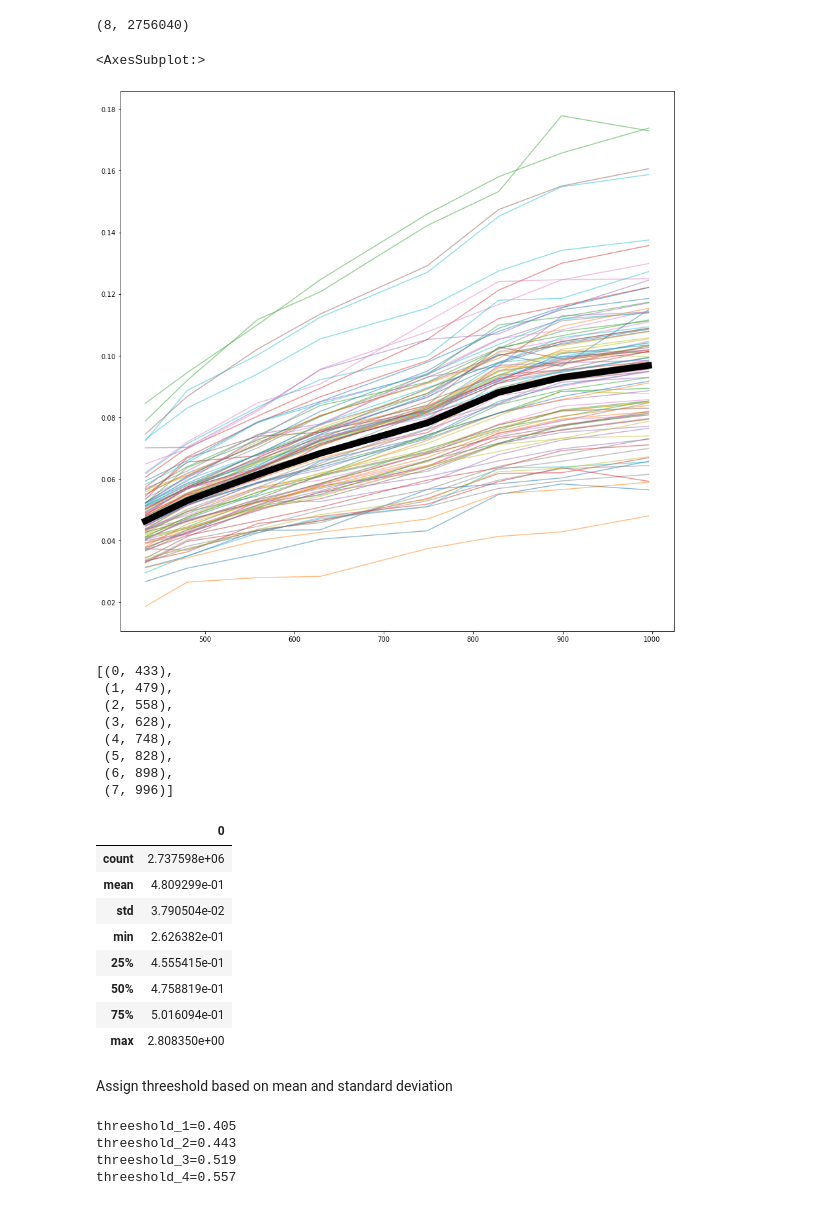
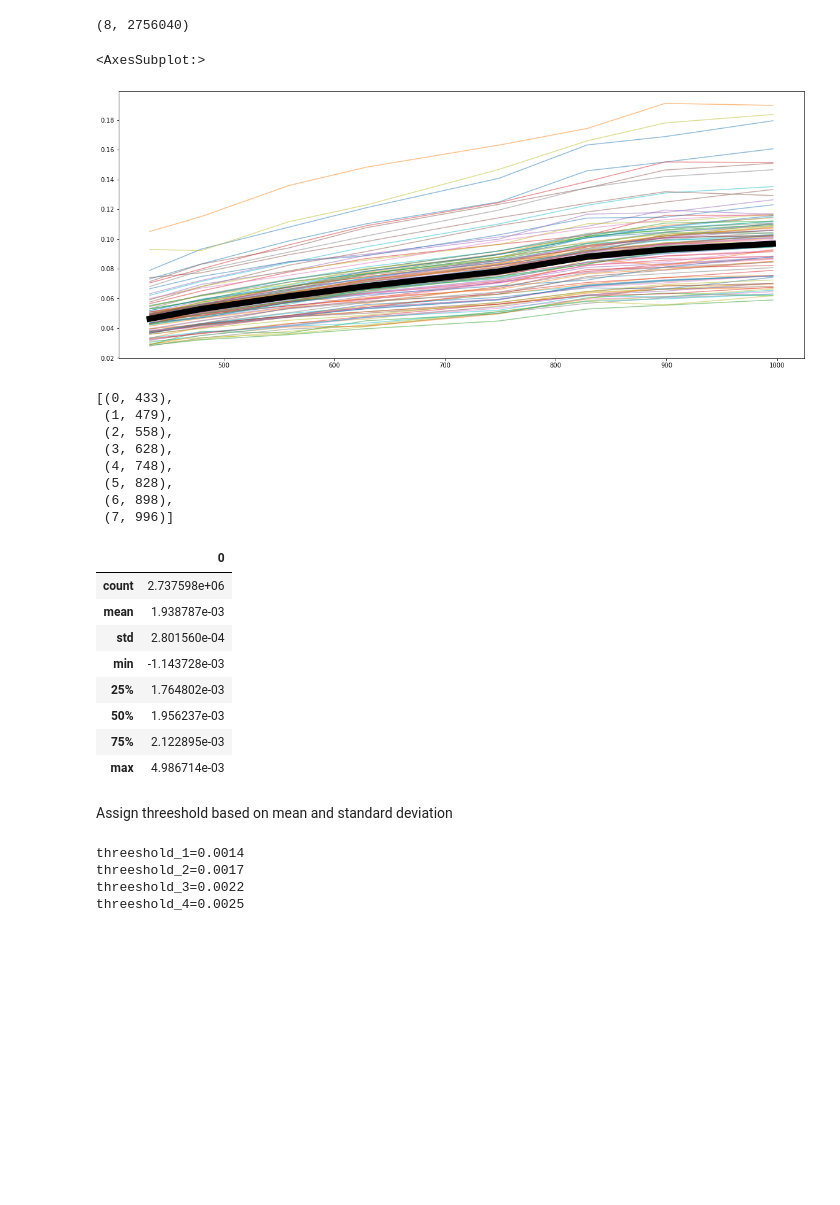
Before and after one commit to mariodamore/spectral_indexes_generation, a Jupyter notebook: spectral_indexes.ipynb, the cells around one changed output. Drawn from its saved outputs; the diff is of its cells as text; code cells hidden in the pictures; blank space fills up the shorter version.

```diff
--- a/spectral_indexes.ipynb
+++ b/spectral_indexes.ipynb
@@ -118,11 +118,11 @@ bands_df.shape
 # %% [output]
 (8, 2756040)
 # %%
-ax = bands_df.sample(100,axis=1).plot(figsize=[15,15], legend=False,alpha=0.5)
+ax = bands_df.sample(100,axis=1).plot(figsize=[20,8], legend=False,alpha=0.5)
 bands_df.mean(axis=1).plot(legend=False,ax=ax,lw=10,c='black')
 # %% [output]
 <AxesSubplot:>
-[figure, old version]
+[figure, new version]
 # %%
 list(enumerate(bands.keys()))
 # %% [output]
@@ -137,19 +137,19 @@ list(enumerate(bands.keys()))
 # %%
 band1 = 433
 band2 = 996
-band_ratio = bands[band1]/bands[band2]
+band_ratio = (bands[band2]-bands[band1])/((band2-band1)*bands[band1])
 band_ratio_df = pd.DataFrame(band_ratio.flatten())
 display(band_ratio_df.describe())
 # %% [output]
 |  | 0 |
 | count | 2.737598e+06 |
-| mean | 4.809299e-01 |
-| std | 3.790504e-02 |
-| min | 2.626382e-01 |
-| 25% | 4.555415e-01 |
-| 50% | 4.758819e-01 |
-| 75% | 5.016094e-01 |
-| max | 2.808350e+00 |
+| mean | 1.938787e-03 |
+| std | 2.801560e-04 |
+| min | -1.143728e-03 |
+| 25% | 1.764802e-03 |
+| 50% | 1.956237e-03 |
+| 75% | 2.122895e-03 |
+| max | 4.986714e-03 |
 # %% [markdown]
 Assign threeshold based on mean and standard deviation
 # %%
@@ -159,15 +159,15 @@ threeshold_1 = band_ratio_mean + band_ratio_std * -2
 threeshold_2 = band_ratio_mean + band_ratio_std * -1
 threeshold_3 = band_ratio_mean + band_ratio_std * 1
 threeshold_4 = band_ratio_mean + band_ratio_std * 2
-print(f'{threeshold_1=:.3f}')
-print(f'{threeshold_2=:.3f}')
-print(f'{threeshold_3=:.3f}')
-print(f'{threeshold_4=:.3f}')
+print(f'{threeshold_1=:.4f}')
+print(f'{threeshold_2=:.4f}')
+print(f'{threeshold_3=:.4f}')
+print(f'{threeshold_4=:.4f}')
 # %% [output]
-threeshold_1=0.405
-threeshold_2=0.443
-threeshold_3=0.519
-threeshold_4=0.557
+threeshold_1=0.0014
+threeshold_2=0.0017
+threeshold_3=0.0022
+threeshold_4=0.0025
 # %%
 ax = band_ratio_df.plot.hist(bins=256,figsize=[20,6],density=1,legend=False)
 band_ratio_df.sample(10000).plot.kde(ax=ax,lw=4,legend=False)
```
Also changed, not shown: parts of 2 cells of this notebook.
